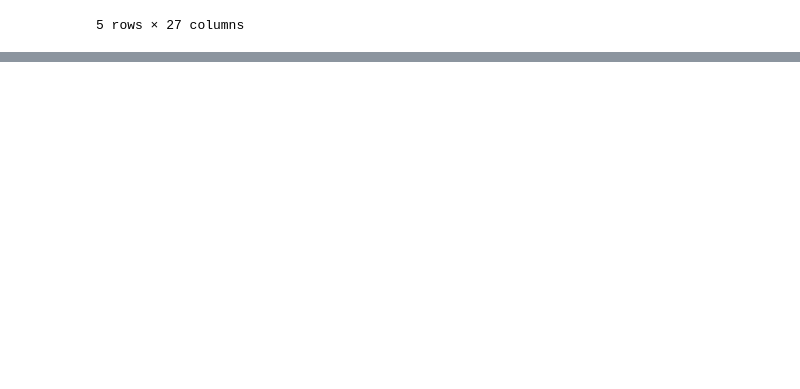
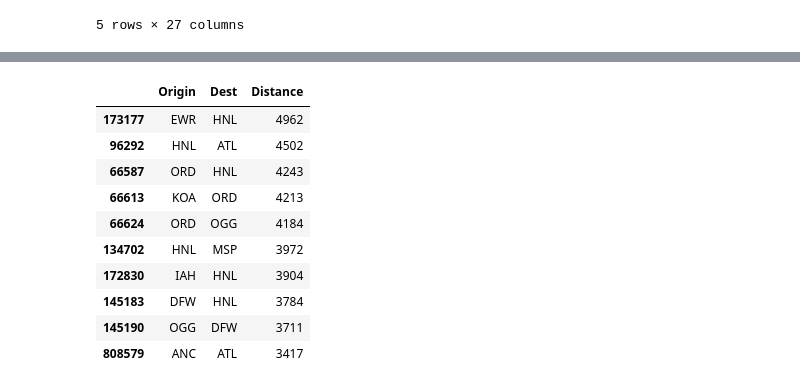
Before and after one commit to davifebdn/estructures_Dataframe, a Jupyter notebook: Data_Science_Sprint_2_T05_Exploració_de_les_dades.ipynb, the cells around one changed output, grey strips where cells are left out. Cells and saved outputs as stored; diff of their text form; code cells hidden in the pictures; blank space fills up the shorter version.

```diff
--- a/Data_Science_Sprint_2_T05_Exploració_de_les_dades.ipynb
+++ b/Data_Science_Sprint_2_T05_Exploració_de_les_dades.ipynb
@@ -238,0 +243,17 @@ aerolinies.first()
+# %%
+#Els vols més llargs
+distancia = df4.drop_duplicates('Distance')
+distancies = distancia.sort_values('Distance', ascending=False)
+distancies[['Origin', 'Dest', 'Distance']].head(10)
+# %% [output]
+|  | Origin | Dest | Distance |
+| 173177 | EWR | HNL | 4962 |
+| 96292 | HNL | ATL | 4502 |
+| 66587 | ORD | HNL | 4243 |
+| 66613 | KOA | ORD | 4213 |
+| 66624 | ORD | OGG | 4184 |
+| 134702 | HNL | MSP | 3972 |
+| 172830 | IAH | HNL | 3904 |
+| 145183 | DFW | HNL | 3784 |
+| 145190 | OGG | DFW | 3711 |
+| 808579 | ANC | ATL | 3417 |
```
Also changed, not shown: parts of 4 cells of this notebook.
